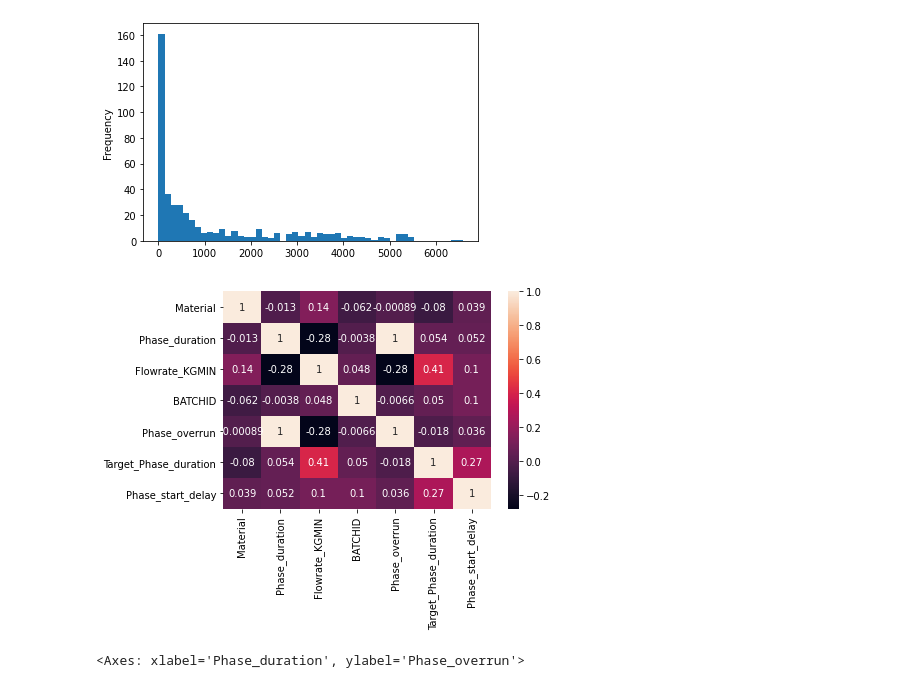
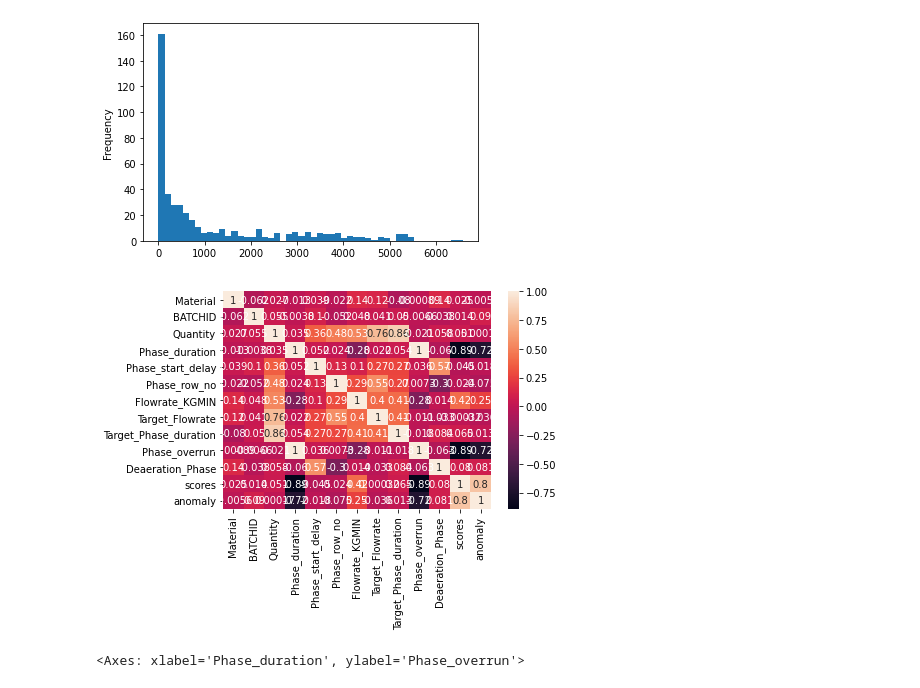
Before and after one commit to MichelleMoran431/Capstone---CCT, a Jupyter notebook: EDA TANK details.ipynb, the cells around one changed output. Saved outputs shown, nothing was run; the diff lists cells and outputs as text; code cells hidden in the pictures.

```diff
--- a/EDA TANK details.ipynb
+++ b/EDA TANK details.ipynb
@@ -65,0 +92,3 @@ Name: Material, dtype: int64
+# %%
+# Removal of unwanted columns from dataset
+uploaded1=uploaded.drop(['SKU_DESCRIPTION', 'Recipe', 'Tank','Source', 'Batch_Phase_Type','Material_ID'], axis=1)
@@ -85,6 +154,6 @@ Name: Material, dtype: int64
 # %%
 #Select all the rows where the material is in the list below
 Instruction_Step = ['STEP2_CONS']
-df_filtered = uploaded[uploaded['Instruction_Step'].isin(Instruction_Step)]
+df_filtered = uploaded1[uploaded1['Instruction_Step'].isin(Instruction_Step)]
 print(df_filtered)
 # %% [output]
@@ -111,26 +176,0 @@ print(df_filtered)
-# %%
-# Define a dictionary of replacements
-replacements = {
-    'U_25MT02': '2502',
-    'U_25MT03': '2503',
-    'U_25MT04': '2504',
-    'U_26MT01' : '2601',
-    'U_23MT02' : '2302',
-    'U_23MT04' : '2304',
-    'U_25MT01' : '2501',
-    'U_23MT05' : '2305',
-    'U_25MT02' : '2502',
-    'U_22MT04' : '2204',
-    'U_22MT03' : '2203',
-    'U_22MT02' : '2202',
-    'U_26MT04' : '2604',
-    'U_26MT03' : '2603',
-    'U_23MT03' : '2303',
-    'U_22MT05' : '2205'
-}
-
-# Replace values in the 'TankName' column
-df_filtered['Unit'].replace(replacements, inplace=True)
-
-# Print the modified DataFrame
-print(df_filtered)
@@ -189,0 +280,9 @@ df_filtered.drop_duplicates()
+# %%
+from sklearn.ensemble import IsolationForest
+model=IsolationForest(n_estimators=50, max_samples='auto', contamination=float(0.1),max_features=1.0)
+model.fit(df_filtered[['Phase_overrun']])
+df_filtered['scores']=model.decision_function(df_filtered[['Phase_overrun']])
+df_filtered['anomaly']=model.predict(df_filtered[['Phase_overrun']])
+anomaly=df_filtered.loc[df_filtered['anomaly']==-1]
+anomaly_index=list(anomaly.index)
+print(anomaly)
@@ -331,10 +416,10 @@ Name: Phase_start_delay, dtype: float64
 <Axes: ylabel='Frequency'>
 [figure]
 # %%
-correlation_matrix = df_Unit.corr()
+correlation_matrix = df_filtered.corr()
 sns.heatmap(correlation_matrix, annot=True)
 plt.show()
 # %% [output]
-[figure, old version]
+[figure, new version]
 # %%
 #ref#https://medium.com/code-heroku/introduction-to-exploratory-data-analysis-eda-c0257f888676
```
Also changed, not shown: parts of 34 cells of this notebook, 7 other files.
